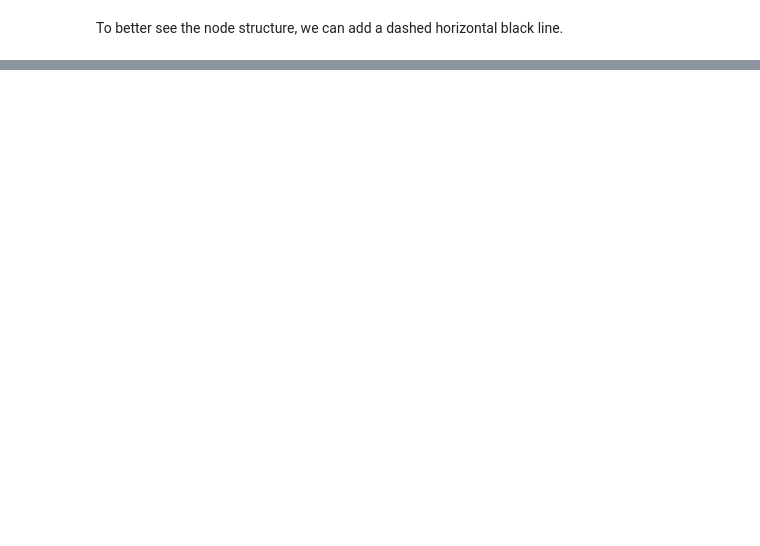
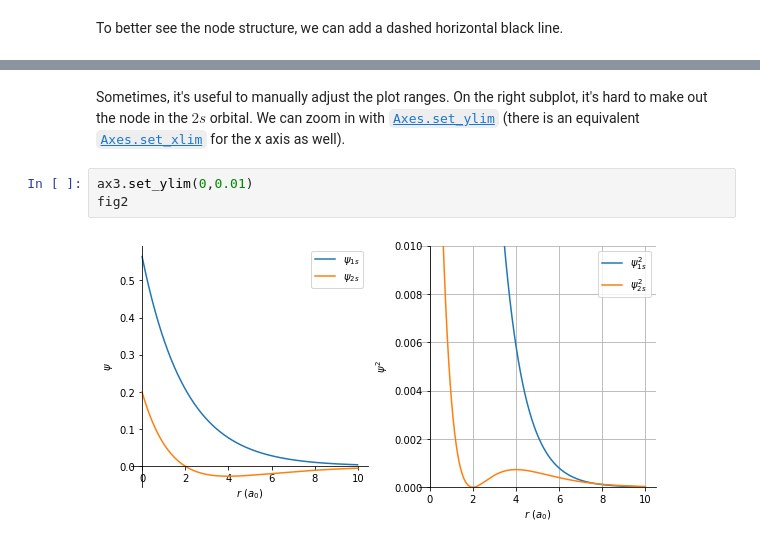
Before and after one commit to kncrabtree/che155, a Jupyter notebook: _notebooks/hydrogen-orbitals-1.ipynb, the cells around one changed output, grey strips where cells are left out. Cells and saved outputs as stored; diff of their text form; blank space fills up the shorter version.

```diff
--- a/_notebooks/hydrogen-orbitals-1.ipynb
+++ b/_notebooks/hydrogen-orbitals-1.ipynb
@@ -145,0 +311,7 @@ fig
+# %% [markdown]
+Sometimes, it's useful to manually adjust the plot ranges. On the right subplot, it's hard to make out the node in the $2s$ orbital. We can zoom in with [`Axes.set_ylim`](https://matplotlib.org/api/_as_gen/matplotlib.axes.Axes.set_ylim.html) (there is an equivalent [`Axes.set_xlim`](https://matplotlib.org/api/_as_gen/matplotlib.axes.Axes.set_xlim.html) for the x axis as well).
+# %%
+ax3.set_ylim(0,0.01)
+fig2
+# %% [output]
+[figure, added]
```
Also changed, not shown: parts of 36 cells of this notebook.
